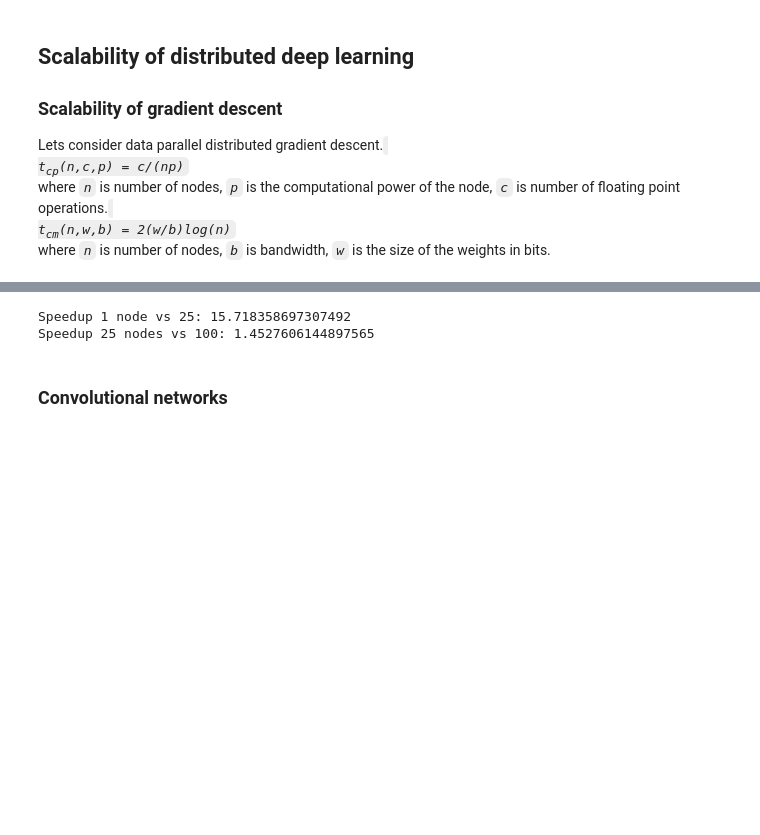
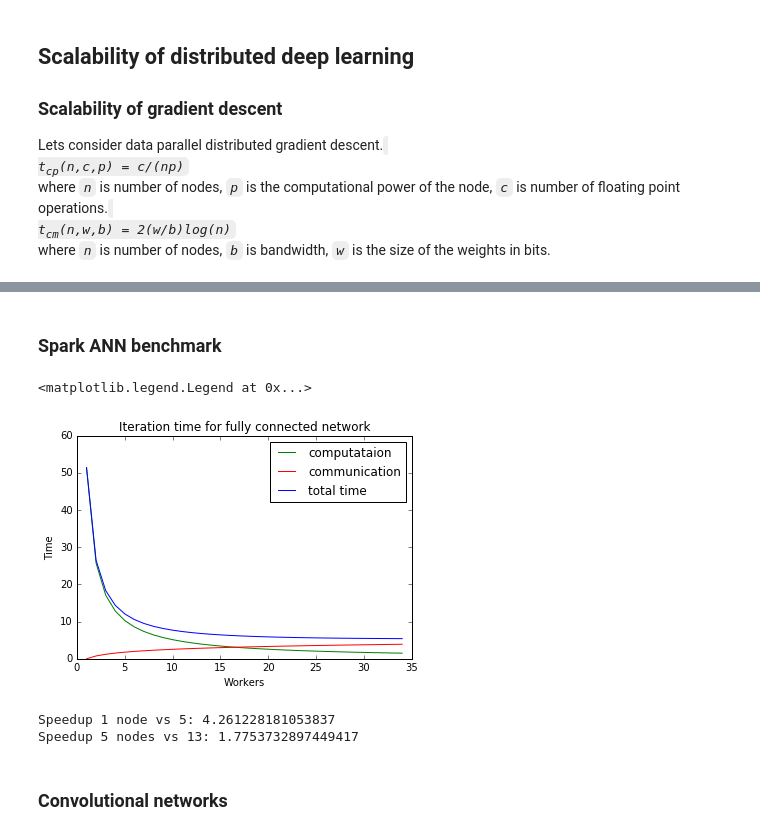
Before and after one commit to avulanov/scalability, a Jupyter notebook: scalability.ipynb, the cells around one changed output, grey strips where cells are left out. Cells and saved outputs as stored; diff of their text form; code cells hidden in the pictures; blank space fills up the shorter version.

Commit message:
CTR, ANN Spark & 32 fix

```diff
--- a/scalability.ipynb
+++ b/scalability.ipynb
@@ -145,9 +183,38 @@ plt.legend(handles=[leg1, leg2, leg3])
+# %% [markdown]
+### Spark ANN benchmark
+# %%
+#MSFT
+weights = 12E6
+batch = 60000 #MNIST
+# weights = MULT-ADD operations, 3x for training, 2x for FLOPS
+flops = 2 * weights * 3 * batch
+# 1 Gbit network (peak can be 100%)
+b = 1E9
+# nVidia 4 TFlops (peak is 80%)
+p = 0.8 * 105E9
+n = np.arange(1, 35)
+#vtcp = np.vectorize(tcp)
+#vtcm = np.vectorize(tcm)
+#vt = np.vectorize(t)
+tcpData = np.vectorize(tcp)(n, flops, p)
+tcmData = np.vectorize(tcm)(n, weights, b)
+tData = np.vectorize(t)(n, weights, flops, b, p)
+leg1, = plt.plot(n,tcpData, color="green", label='computataion')
+leg2, = plt.plot(n,tcmData, color="red", label='communication')
+leg3, = plt.plot(n, tData, color="blue", label='total time')
+plt.ylabel("Time")
+plt.xlabel("Workers")
+plt.title("Iteration time for fully connected network")
+plt.legend(handles=[leg1, leg2, leg3])
+# %% [output]
+<matplotlib.legend.Legend at 0x...>
+[figure, added]
 # %%
-print("Speedup 1 node vs 25:", t(1, weights, flops, b, p) / t(25,  weights, flops, b, p))
-print("Speedup 25 nodes vs 100:", t(25, weights, flops, b, p) / t(100,  weights, flops, b, p))
+print("Speedup 1 node vs 5:", t(1, weights, flops, b, p) / t(5,  weights, flops, b, p))
+print("Speedup 5 nodes vs 13:", t(5, weights, flops, b, p) / t(13,  weights, flops, b, p))
 # %% [output]
-Speedup 1 node vs 25: 15.718358697307492
-Speedup 25 nodes vs 100: 1.4527606144897565
+Speedup 1 node vs 5: 4.261228181053837
+Speedup 5 nodes vs 13: 1.7753732897449417
 # %% [markdown]
 ### Convolutional networks
 # %%
```
Also changed, not shown: parts of 10 cells of this notebook.
